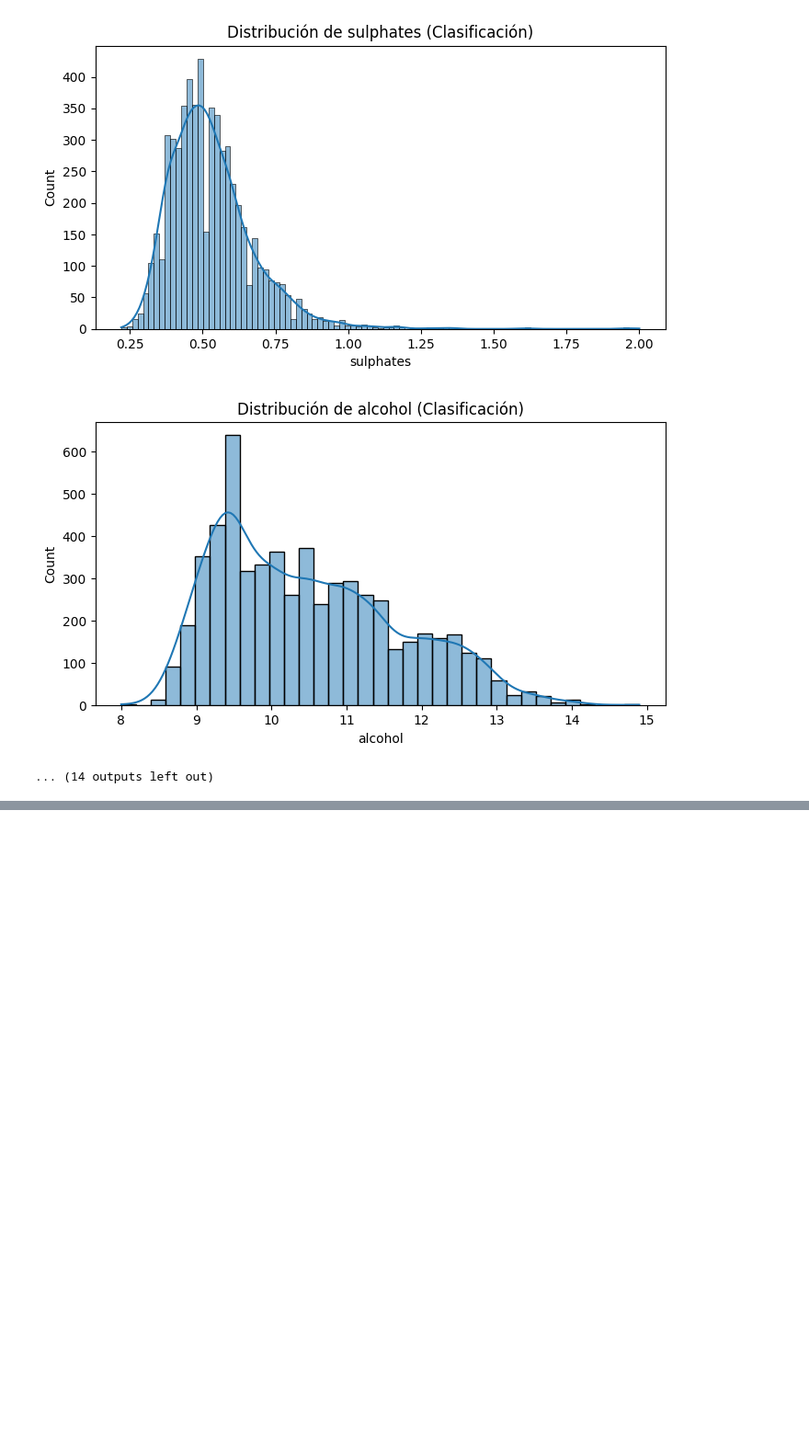
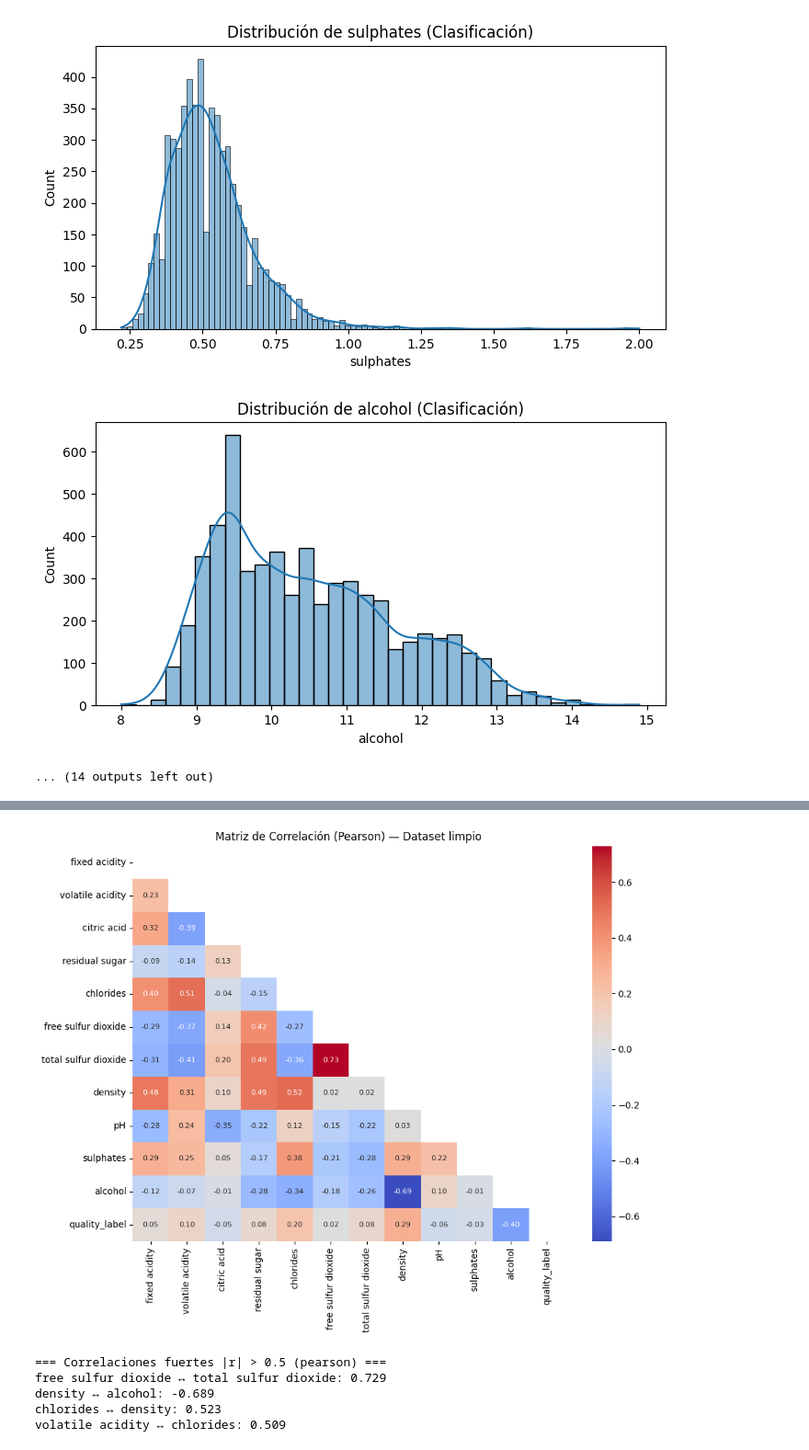
Before and after one commit to restrepogerard/Wines, a Jupyter notebook: EDAWines.ipynb, the cells around one changed output, grey strips where cells are left out. Shown at 92% size. Saved outputs shown, nothing was run; the diff lists cells and outputs as text; code cells hidden in the pictures; blank space fills up the shorter version.

```diff
--- a/EDAWines.ipynb
+++ b/EDAWines.ipynb
@@ -844,0 +316,79 @@ Fitting 5 folds for each of 1 candidates, totalling 5 fits
+# %%
+# ===============================
+# SCRIPT 2/5 — MATRIZ DE CORRELACIÓN
+# ===============================
+import numpy as np
+import pandas as pd
+import seaborn as sns
+import matplotlib.pyplot as plt
+
+def matriz_correlacion(df, target_col=None, metodo="pearson", umbral=0.5, titulo_extra=""):
+    """
+    - Calcula y grafica la matriz de correlación (Pearson/Spearman) solo con columnas numéricas.
+    - target_col (opcional): se incluye en la matriz pero se puede destacar aparte.
+    - umbral: para listar pares con |r| > umbral (sin duplicados).
+    Retorna: corr (DataFrame de correlaciones).
+    """
+    # Solo numéricas
+    num_cols = df.select_dtypes(include=[np.number]).columns.tolist()
+    if not num_cols:
+        raise ValueError("No hay columnas numéricas para correlacionar.")
+    corr = df[num_cols].corr(method=metodo)
+
+    # Heatmap (triángulo superior oculto)
+    mask = np.triu(np.ones_like(corr, dtype=bool))
+    plt.figure(figsize=(10, 8))
+    sns.heatmap(corr, mask=mask, annot=True, fmt=".2f", cmap="coolwarm", cbar=True,
+                annot_kws={"size": 8})
+    titulo = f"Matriz de Correlación ({metodo.capitalize()})"
+    if titulo_extra:
+        titulo += f" — {titulo_extra}"
+    plt.title(titulo)
+    plt.tight_layout()
+    plt.show()
+
+    # Listado de correlaciones fuertes (sin duplicados ni la diagonal)
+    pares = []
+    cols = corr.columns.tolist()
+    for i in range(len(cols)):
+        for j in range(i+1, len(cols)):
+            r = corr.iloc[i, j]
+            if abs(r) > umbral and not np.isnan(r):
+                pares.append((cols[i], cols[j], float(r)))
+    pares_ordenados = sorted(pares, key=lambda x: abs(x[2]), reverse=True)
+
+    print(f"\n=== Correlaciones fuertes |r| > {umbral} ({metodo}) ===")
+    if not pares_ordenados:
+        print("No se encontraron pares por encima del umbral.")
+    else:
+        for a, b, r in pares_ordenados:
+            estrella = ""
+            if target_col and (a == target_col or b == target_col):
+                estrella = "  <— relacionado con target"
+            print(f"{a} ↔ {b}: {r:.3f}{estrella}")
+
+    return corr
+
+# ---------- Uso recomendado ----------
+# Si vienes del Script 1/5, deberías tener df_cls_clean. Si no, usa df_cls.
+df_corr_base = globals().get("df_cls_clean", df_cls).copy()
+
+# Indica el target si existe (para resaltarlo en el listado)
+target_col = "quality_label" if "quality_label" in df_corr_base.columns else None
+
+# 1) Correlación de Pearson (lineal)
+corr_pearson = matriz_correlacion(df_corr_base, target_col=target_col,
+                                  metodo="pearson", umbral=0.5,
+                                  titulo_extra="Dataset limpio")
+
+# 2) Correlación de Spearman (monótona, más robusta a no-linealidad)
+corr_spearman = matriz_correlacion(df_corr_base, target_col=target_col,
+                                 metodo="spearman", umbral=0.5,
+                                 titulo_extra="Dataset limpio")
+# %% [output]
+[figure, added]
+=== Correlaciones fuertes |r| > 0.5 (pearson) ===
+free sulfur dioxide ↔ total sulfur dioxide: 0.729
+density ↔ alcohol: -0.689
+chlorides ↔ density: 0.523
+volatile acidity ↔ chlorides: 0.509
```
Also changed, not shown: parts of 14 cells of this notebook, 1 other file.
